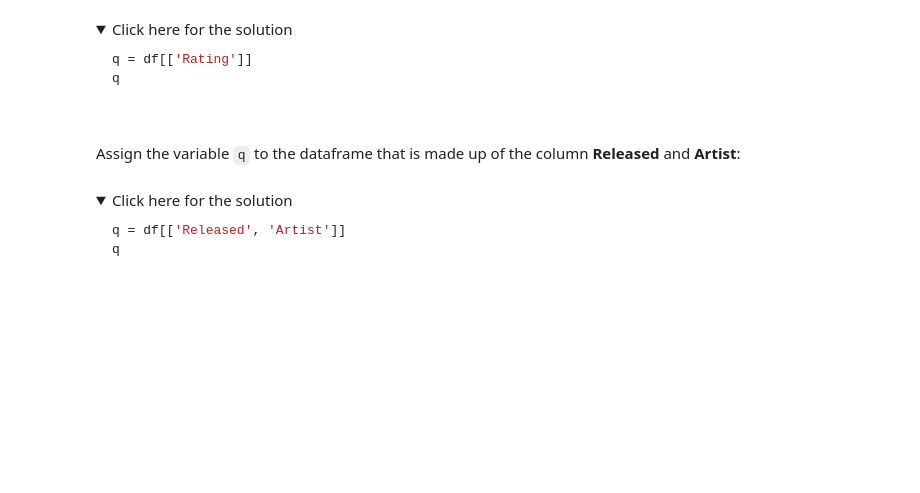
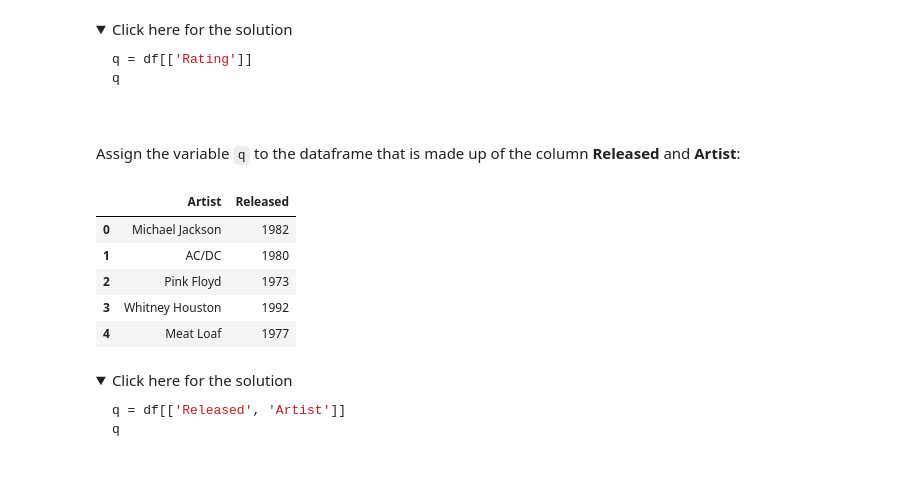
Before and after one commit to giuliamf/pyfordatascience-coursera, a Jupyter notebook: PY0101EN-4-3-LoadData-20230424-1682294400.jupyterlite.ipynb, the cells around one changed output. Drawn from its saved outputs; the diff is of its cells as text; code cells hidden in the pictures; folded sections open; blank space fills up the shorter version.

```diff
--- a/PY0101EN-4-3-LoadData-20230424-1682294400.jupyterlite.ipynb
+++ b/PY0101EN-4-3-LoadData-20230424-1682294400.jupyterlite.ipynb
@@ -330,6 +408,15 @@ q
 Assign the variable <code>q</code> to the dataframe that is made up of the column <b>Released</b> and <b>Artist</b>:
 # %%
 # Write your code below and press Shift+Enter to execute
+q = df[['Artist', 'Released']]
+q.head()
+# %% [output]
+|  | Artist | Released |
+| 0 | Michael Jackson | 1982 |
+| 1 | AC/DC | 1980 |
+| 2 | Pink Floyd | 1973 |
+| 3 | Whitney Houston | 1992 |
+| 4 | Meat Loaf | 1977 |
 # %% [markdown]
 <details><summary>Click here for the solution</summary>
 
```
Also changed, not shown: parts of 23 cells of this notebook.
